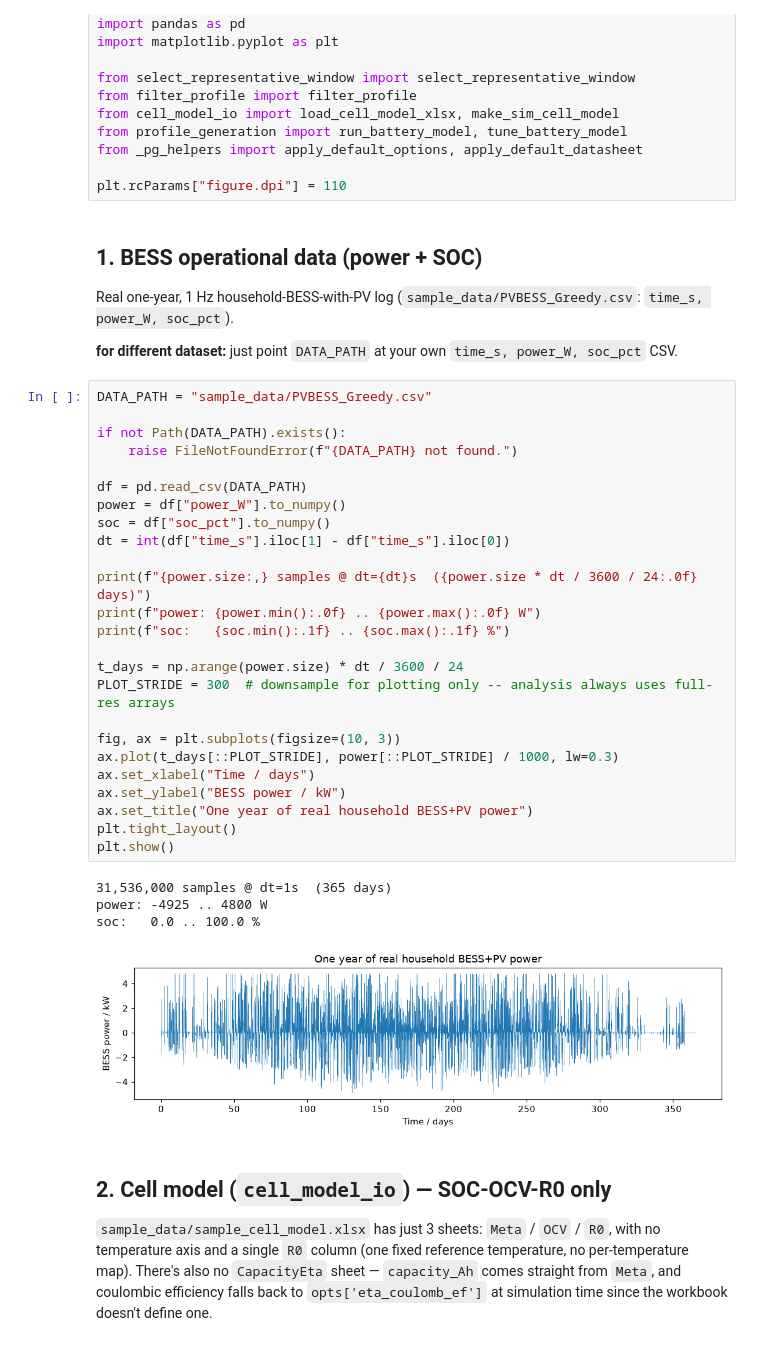
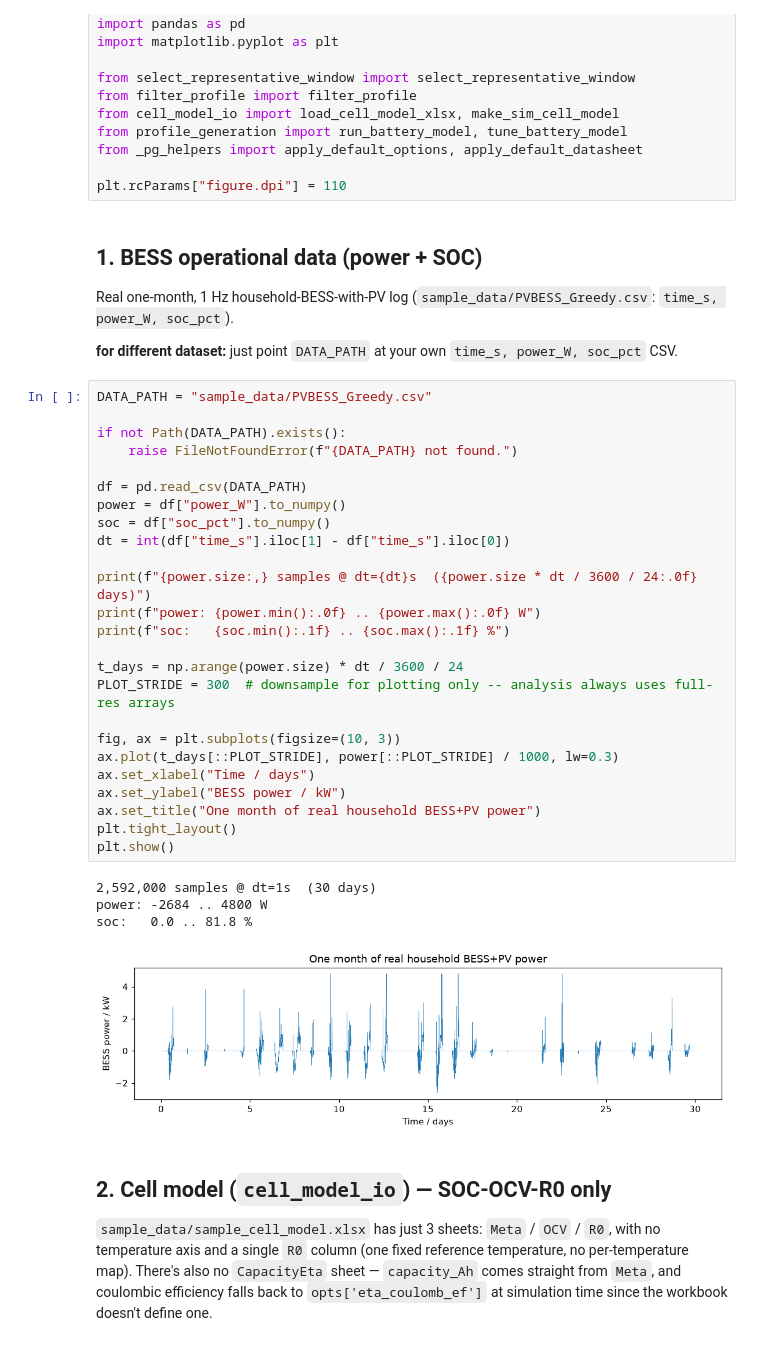
Before and after one commit to TomDolezal/Python_modules_3_1, a Jupyter notebook: battery_toolchain_demo.ipynb, the cells around one changed output. Saved outputs shown, nothing was run; the diff lists cells and outputs as text.

```diff
--- a/battery_toolchain_demo.ipynb
+++ b/battery_toolchain_demo.ipynb
@@ -36,7 +36,7 @@ plt.rcParams["figure.dpi"] = 110
 # %% [markdown]
 ## 1. BESS operational data (power + SOC)
 
-Real one-year, 1 Hz household-BESS-with-PV log
+Real one-month, 1 Hz household-BESS-with-PV log
 (`sample_data/PVBESS_Greedy.csv`: `time_s, power_W, soc_pct`).
 
 **for different dataset:** just point `DATA_PATH` at your own
@@ -44,33 +44,33 @@ Real one-year, 1 Hz household-BESS-with-PV log
 # %%
 DATA_PATH = "sample_data/PVBESS_Greedy.csv"
 
 if not Path(DATA_PATH).exists():
     raise FileNotFoundError(f"{DATA_PATH} not found.")
 
 df = pd.read_csv(DATA_PATH)
 power = df["power_W"].to_numpy()
 soc = df["soc_pct"].to_numpy()
 dt = int(df["time_s"].iloc[1] - df["time_s"].iloc[0])
 
 print(f"{power.size:,} samples @ dt={dt}s  ({power.size * dt / 3600 / 24:.0f} days)")
 print(f"power: {power.min():.0f} .. {power.max():.0f} W")
 print(f"soc:   {soc.min():.1f} .. {soc.max():.1f} %")
 
 t_days = np.arange(power.size) * dt / 3600 / 24
 PLOT_STRIDE = 300  # downsample for plotting only -- analysis always uses full-res arrays
 
 fig, ax = plt.subplots(figsize=(10, 3))
 ax.plot(t_days[::PLOT_STRIDE], power[::PLOT_STRIDE] / 1000, lw=0.3)
 ax.set_xlabel("Time / days")
 ax.set_ylabel("BESS power / kW")
-ax.set_title("One year of real household BESS+PV power")
+ax.set_title("One month of real household BESS+PV power")
 plt.tight_layout()
 plt.show()
 # %% [output]
-31,536,000 samples @ dt=1s  (365 days)
-power: -4925 .. 4800 W
-soc:   0.0 .. 100.0 %
+2,592,000 samples @ dt=1s  (30 days)
+power: -2684 .. 4800 W
+soc:   0.0 .. 81.8 %
-[figure, old version]
+[figure, new version]
 # %% [markdown]
 ## 2. Cell model (`cell_model_io`) — SOC-OCV-R0 only
 
```
Also changed, not shown: parts of 8 cells of this notebook, 3 other files.
